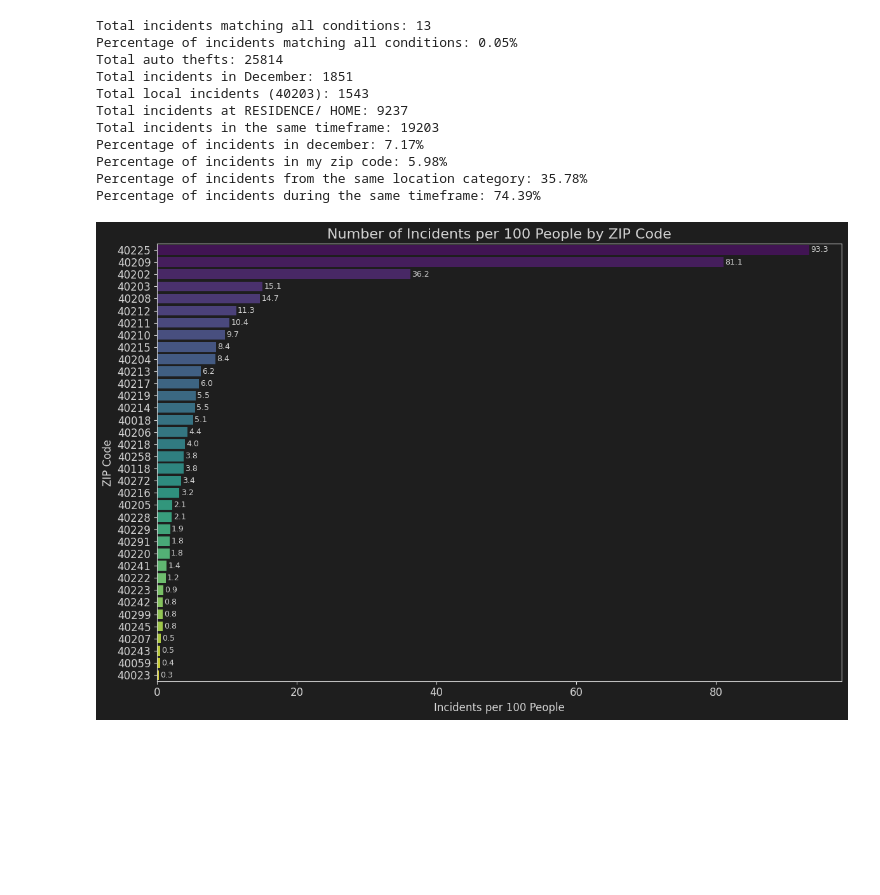
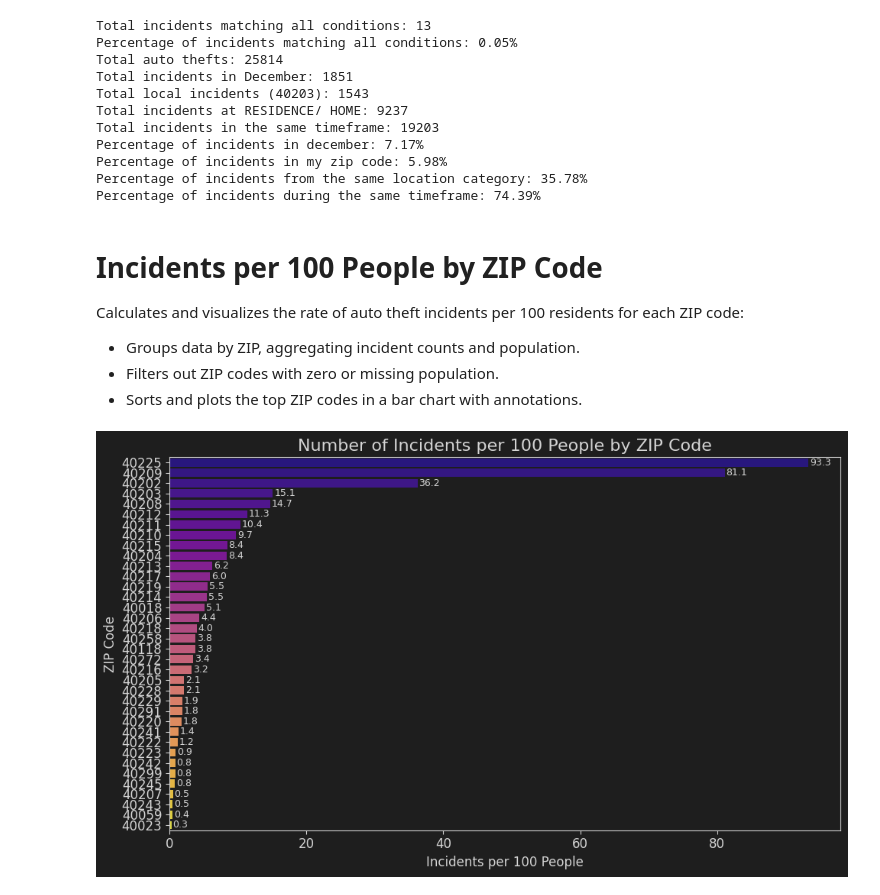
Before and after one commit to matthewlondon/Capstone, a Jupyter notebook: jupyter/exploration.ipynb, the cells around one changed output. Cells and saved outputs as stored; diff of their text form; code cells hidden in the pictures; blank space fills up the shorter version.

Commit message:
reconciled incosistent styling, added type casting for zip data

```diff
--- a/jupyter/exploration.ipynb
+++ b/jupyter/exploration.ipynb
@@ -275,6 +275,12 @@ Percentage of incidents in december: 7.17%
 Percentage of incidents in my zip code: 5.98%
 Percentage of incidents from the same location category: 35.78%
 Percentage of incidents during the same timeframe: 74.39%
+# %% [markdown]
+# Incidents per 100 People by ZIP Code
+Calculates and visualizes the rate of auto theft incidents per 100 residents for each ZIP code:
+- Groups data by ZIP, aggregating incident counts and population.
+- Filters out ZIP codes with zero or missing population.
+- Sorts and plots the top ZIP codes in a bar chart with annotations.
 # %%
 # Group by ZIP and calculate number of incidents
 incidents_per_zip = cleaned_data.groupby('zip').agg({
@@ -285,33 +291,33 @@ incidents_per_zip = cleaned_data.groupby('zip').agg({
 # Calculate incidents per 100 people
 incidents_per_zip['incidents_per_100_people'] = (
     incidents_per_zip['incident_number'] / incidents_per_zip['irs_estimated_population'] * 100
 )
 
 # Remove rows with zero or missing population
 incidents_per_zip = incidents_per_zip[incidents_per_zip['irs_estimated_population'] > 0]
 
 # Sort the data for better visualization
 incidents_per_zip = incidents_per_zip.sort_values(by='incidents_per_100_people', ascending=False)
 
 # Create a bar plot
-plt.figure(figsize=(12, 8))
+plt.figure(figsize=FIGURE_SIZE)
 sns.barplot(
     data=incidents_per_zip,
     x='incidents_per_100_people',
     y='zip',
     hue='zip',
-    palette='viridis',
+    palette='plasma',
 
 )
 plt.title('Number of Incidents per 100 People by ZIP Code', fontsize=FONT_SIZES['title'], color=COLORS['text'])
 plt.xlabel('Incidents per 100 People', fontsize=FONT_SIZES['axes'], color=COLORS['text'])
 plt.ylabel('ZIP Code', fontsize=FONT_SIZES['axes'], color=COLORS['text'])
 
 # Add annotations
 for i, value in enumerate(incidents_per_zip['incidents_per_100_people']):
     plt.text(value + 0.2, i, f'{value:.1f}', ha='left', va='center', fontsize=FONT_SIZES['annotations'], color=COLORS['text'])
 
 plt.tight_layout()
 plt.show()
 # %% [output]
-[figure, old version]
+[figure, new version]
```
Also changed, not shown: parts of 6 cells of this notebook, 2 other files.
